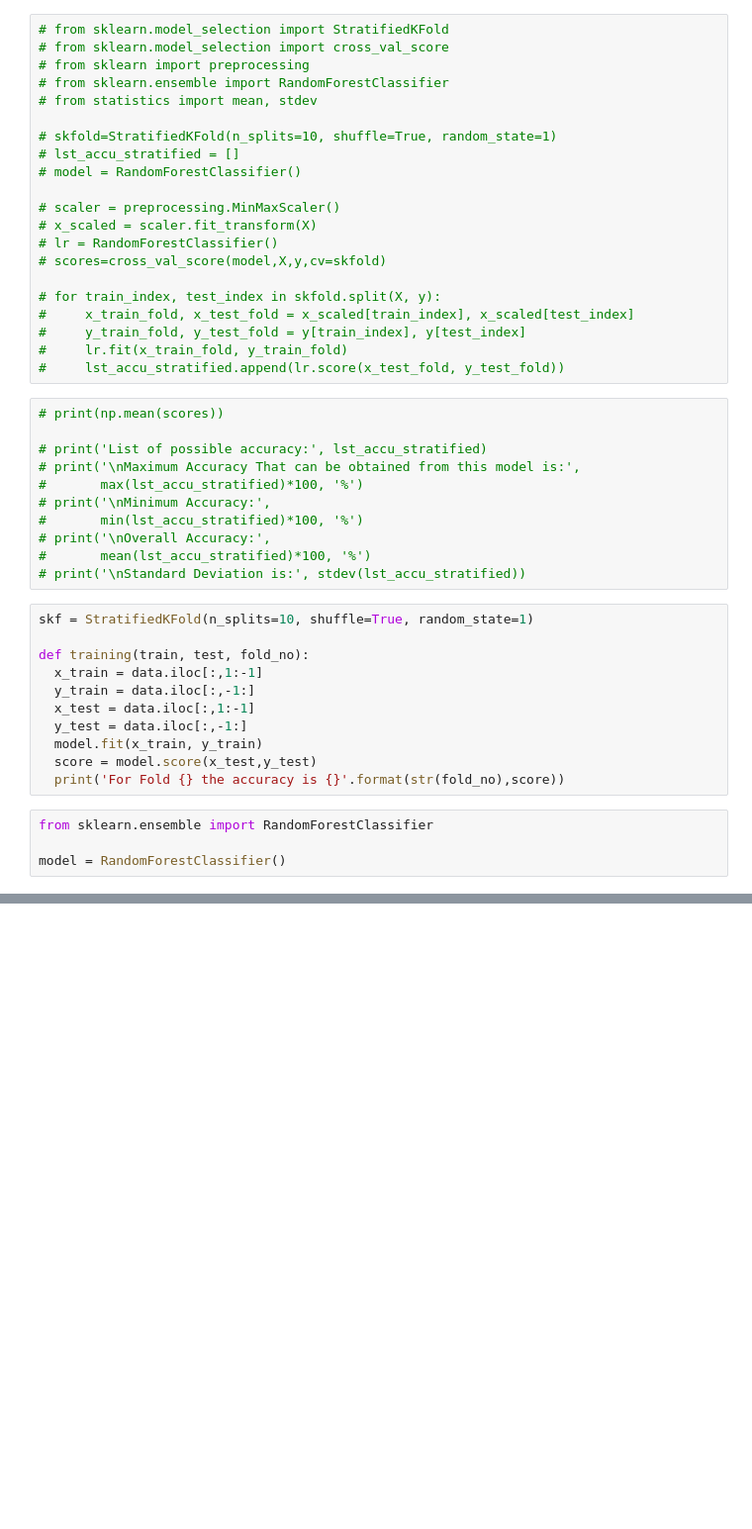
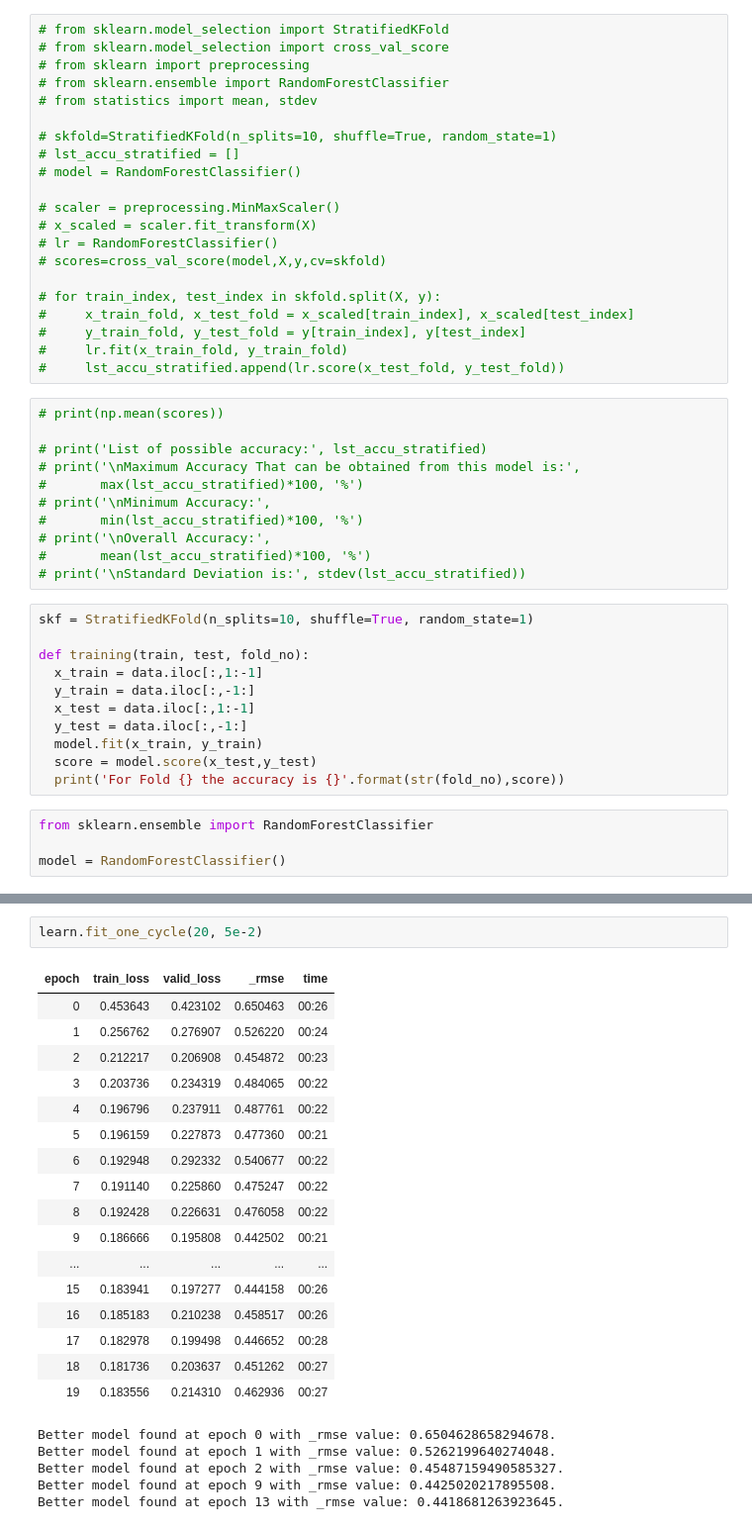
Before and after one commit to Rafath-Auvee/Thesis-Paper, a Jupyter notebook: Thesis Code.ipynb, the cells around one changed output, grey strips where cells are left out. Shown at 99% size. Saved outputs shown, nothing was run; the diff lists cells and outputs as text; blank space fills up the shorter version.

```diff
--- a/Thesis Code.ipynb
+++ b/Thesis Code.ipynb
@@ -237,0 +341,25 @@ For Fold 10 the accuracy is 0.9574571428571429
+# %%
+learn.fit_one_cycle(20, 5e-2)
+# %% [output]
+| epoch | train_loss | valid_loss | _rmse | time |
+| 0 | 0.453643 | 0.423102 | 0.650463 | 00:26 |
+| 1 | 0.256762 | 0.276907 | 0.526220 | 00:24 |
+| 2 | 0.212217 | 0.206908 | 0.454872 | 00:23 |
+| 3 | 0.203736 | 0.234319 | 0.484065 | 00:22 |
+| 4 | 0.196796 | 0.237911 | 0.487761 | 00:22 |
+| 5 | 0.196159 | 0.227873 | 0.477360 | 00:21 |
+| 6 | 0.192948 | 0.292332 | 0.540677 | 00:22 |
+| 7 | 0.191140 | 0.225860 | 0.475247 | 00:22 |
+| 8 | 0.192428 | 0.226631 | 0.476058 | 00:22 |
+| 9 | 0.186666 | 0.195808 | 0.442502 | 00:21 |
+| ... | ... | ... | ... | ... |
+| 15 | 0.183941 | 0.197277 | 0.444158 | 00:26 |
+| 16 | 0.185183 | 0.210238 | 0.458517 | 00:26 |
+| 17 | 0.182978 | 0.199498 | 0.446652 | 00:28 |
+| 18 | 0.181736 | 0.203637 | 0.451262 | 00:27 |
+| 19 | 0.183556 | 0.214310 | 0.462936 | 00:27 |
+Better model found at epoch 0 with _rmse value: 0.6504628658294678.
+Better model found at epoch 1 with _rmse value: 0.5262199640274048.
+Better model found at epoch 2 with _rmse value: 0.45487159490585327.
+Better model found at epoch 9 with _rmse value: 0.4425020217895508.
+Better model found at epoch 13 with _rmse value: 0.4418681263923645.
```
Also changed, not shown: parts of 33 cells of this notebook, 4 other files.
